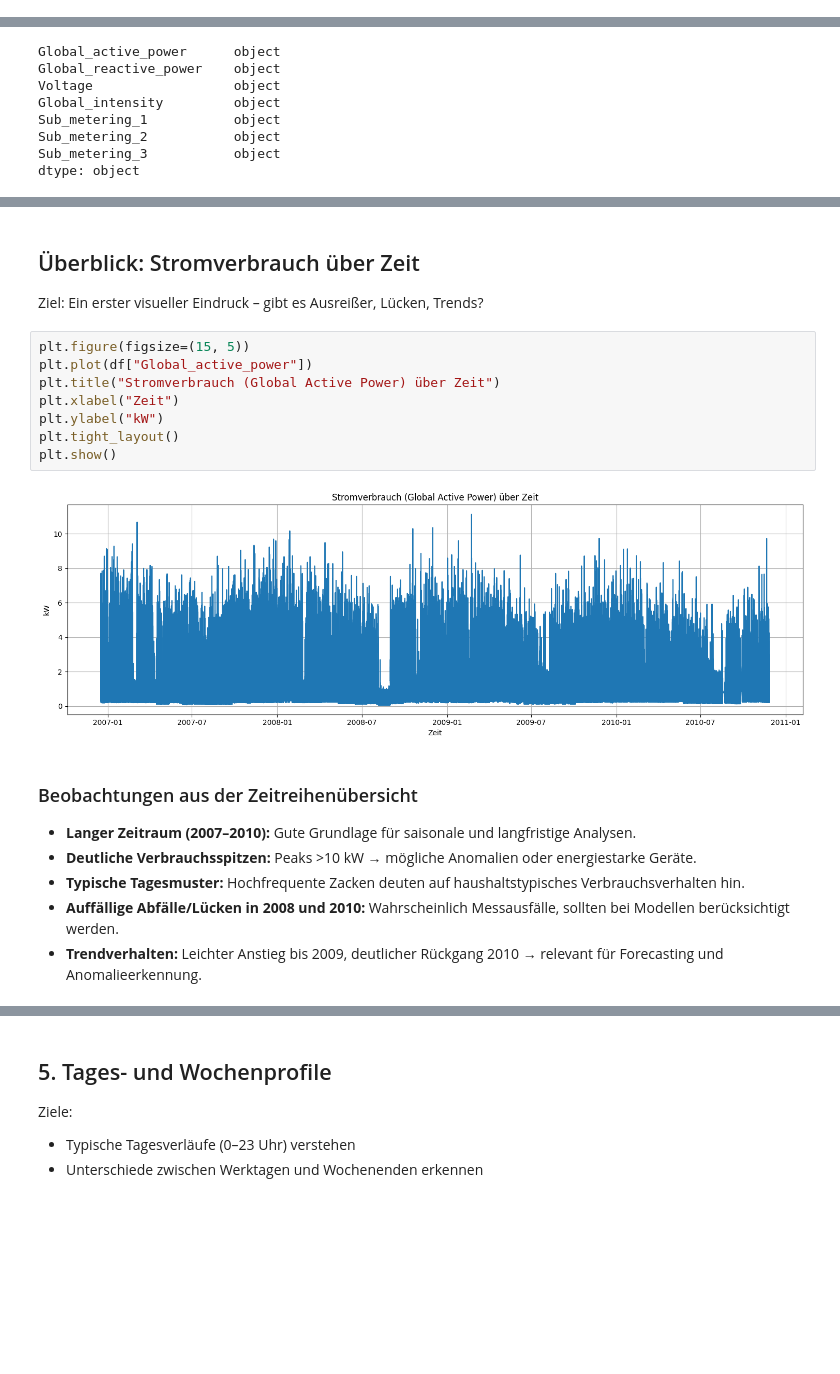
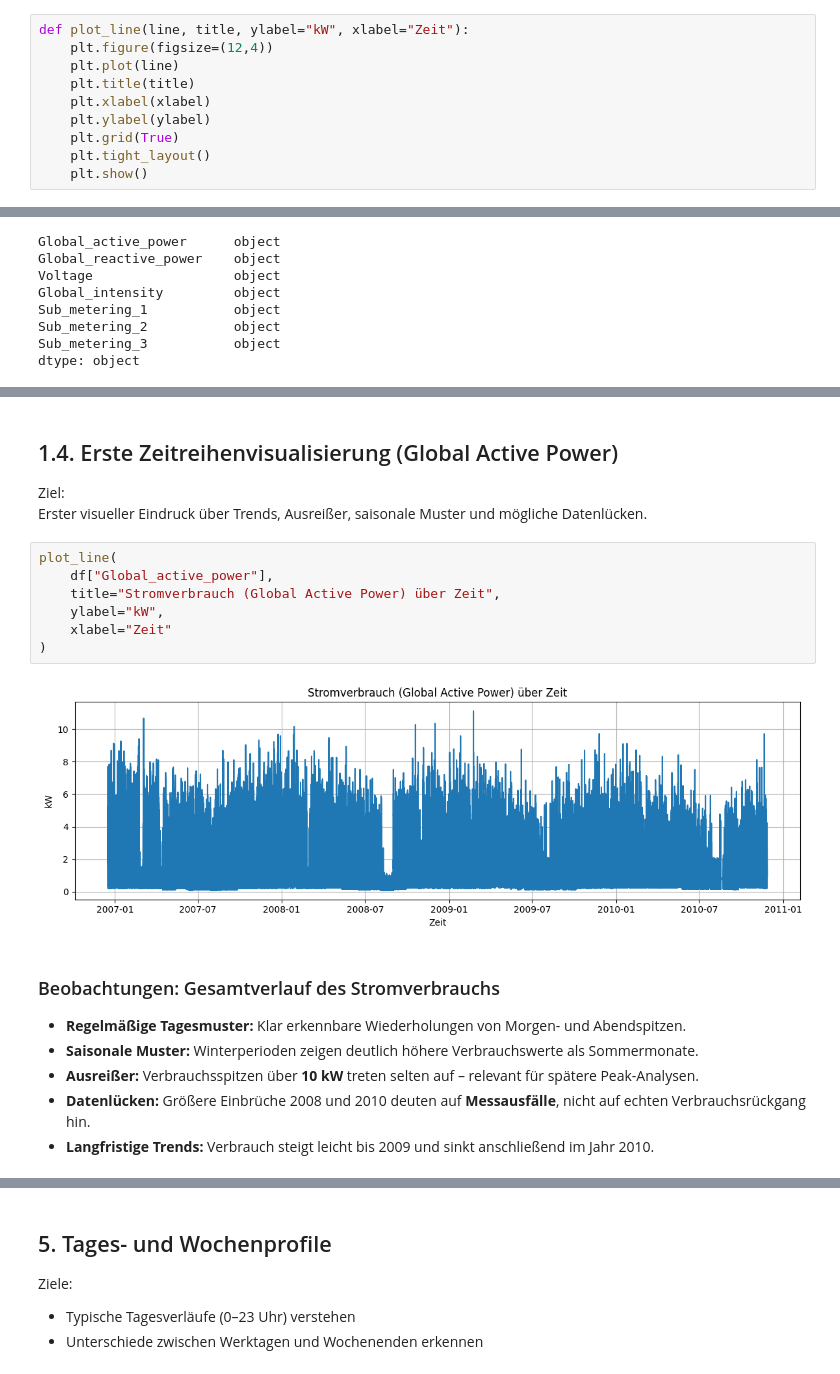
Before and after one commit to NataliaArchipenko/energy-monitor-anomaly-detection, a Jupyter notebook: Notebooks/2_eda_timeseries.ipynb, the cells around one changed output, grey strips where cells are left out. Cells and saved outputs as stored; diff of their text form; blank space fills up the shorter version.

```diff
--- a/Notebooks/2_eda_timeseries.ipynb
+++ b/Notebooks/2_eda_timeseries.ipynb
@@ -27,4 +30,14 @@ plt.rcParams["axes.grid"] = True
 # Warnungen etwas reduzieren
 import warnings
 warnings.filterwarnings("ignore")
+# %%
+def plot_line(line, title, ylabel="kW", xlabel="Zeit"):
+    plt.figure(figsize=(12,4))
+    plt.plot(line)
+    plt.title(title)
+    plt.xlabel(xlabel)
+    plt.ylabel(ylabel)
+    plt.grid(True)
+    plt.tight_layout()
+    plt.show()
 # %% [markdown]
@@ -96,24 +110,24 @@ Sub_metering_2           float64
 Sub_metering_3           float64
 dtype: object
 # %% [markdown]
-## Überblick: Stromverbrauch über Zeit
+## 1.4. Erste Zeitreihenvisualisierung (Global Active Power)
 
-Ziel: Ein erster visueller Eindruck – gibt es Ausreißer, Lücken, Trends?
+Ziel:
+Erster visueller Eindruck über Trends, Ausreißer, saisonale Muster und mögliche Datenlücken.
-# %%
-plt.figure(figsize=(15, 5))
-plt.plot(df["Global_active_power"])
-plt.title("Stromverbrauch (Global Active Power) über Zeit")
-plt.xlabel("Zeit")
-plt.ylabel("kW")
-plt.tight_layout()
-plt.show()
-# %% [output]
-[figure, removed]
+# %%
+plot_line(
+    df["Global_active_power"],
+    title="Stromverbrauch (Global Active Power) über Zeit",
+    ylabel="kW",
+    xlabel="Zeit"
+)
+# %% [output]
+[figure, added]
 # %% [markdown]
-###  Beobachtungen aus der Zeitreihenübersicht
+### Beobachtungen: Gesamtverlauf des Stromverbrauchs
 
-- **Langer Zeitraum (2007–2010):** Gute Grundlage für saisonale und langfristige Analysen.
-- **Deutliche Verbrauchsspitzen:** Peaks >10 kW → mögliche Anomalien oder energiestarke Geräte.
-- **Typische Tagesmuster:** Hochfrequente Zacken deuten auf haushaltstypisches Verbrauchsverhalten hin.
-- **Auffällige Abfälle/Lücken in 2008 und 2010:** Wahrscheinlich Messausfälle, sollten bei Modellen berücksichtigt werden.
-- **Trendverhalten:** Leichter Anstieg bis 2009, deutlicher Rückgang 2010 → relevant für Forecasting und Anomalieerkennung.
+- **Regelmäßige Tagesmuster:** Klar erkennbare Wiederholungen von Morgen- und Abendspitzen.
+- **Saisonale Muster:** Winterperioden zeigen deutlich höhere Verbrauchswerte als Sommermonate.
+- **Ausreißer:** Verbrauchsspitzen über **10 kW** treten selten auf – relevant für spätere Peak-Analysen.
+- **Datenlücken:** Größere Einbrüche 2008 und 2010 deuten auf **Messausfälle**, nicht auf echten Verbrauchsrückgang hin.
+- **Langfristige Trends:** Verbrauch steigt leicht bis 2009 und sinkt anschließend im Jahr 2010.
```
Also changed, not shown: parts of 67 cells of this notebook, 1 other file.
